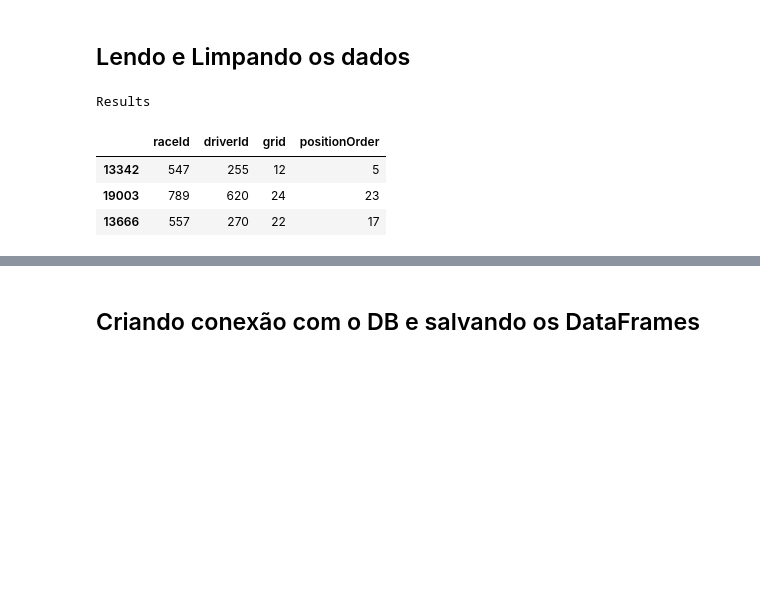
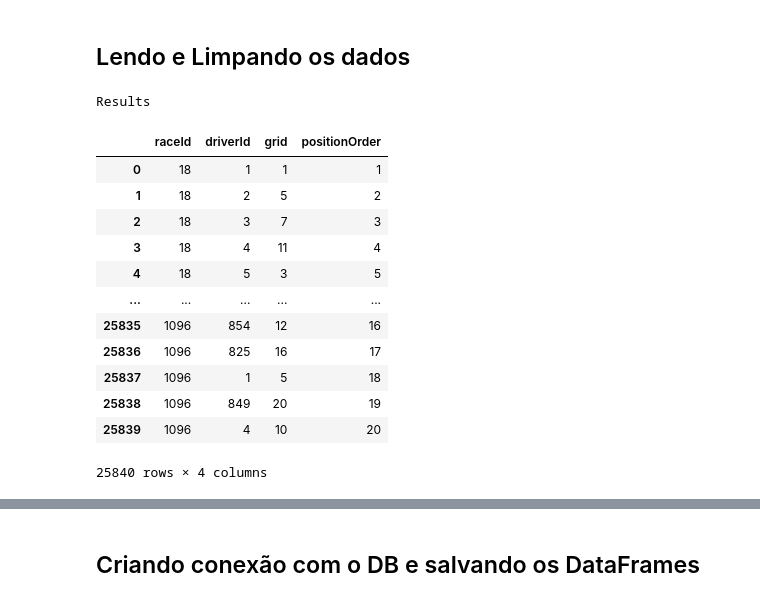
Before and after one commit to SouzaGabriel26/projeto-integrador3, a Jupyter notebook: Initial_ETL.ipynb, the cells around one changed output, grey strips where cells are left out. Drawn from its saved outputs; the diff is of its cells as text; code cells hidden in the pictures; blank space fills up the shorter version.

```diff
--- a/Initial_ETL.ipynb
+++ b/Initial_ETL.ipynb
@@ -30,14 +30,23 @@ pit_stops = pd.read_csv('./pit_stops.csv')
 # %%
 for column in results.columns:
     if column not in ['raceId', 'driverId', 'grid', 'positionOrder']:
         results = results.drop(column, axis=1)
 print('Results')
-results.sample(3)
+results
 # %% [output]
 Results
 |  | raceId | driverId | grid | positionOrder |
-| 13342 | 547 | 255 | 12 | 5 |
-| 19003 | 789 | 620 | 24 | 23 |
-| 13666 | 557 | 270 | 22 | 17 |
+| 0 | 18 | 1 | 1 | 1 |
+| 1 | 18 | 2 | 5 | 2 |
+| 2 | 18 | 3 | 7 | 3 |
+| 3 | 18 | 4 | 11 | 4 |
+| 4 | 18 | 5 | 3 | 5 |
+| ... | ... | ... | ... | ... |
+| 25835 | 1096 | 854 | 12 | 16 |
+| 25836 | 1096 | 825 | 16 | 17 |
+| 25837 | 1096 | 1 | 5 | 18 |
+| 25838 | 1096 | 849 | 20 | 19 |
+| 25839 | 1096 | 4 | 10 | 20 |
+25840 rows × 4 columns
 # %%
 for column in pit_stops.columns:
```
Also changed, not shown: parts of 11 cells of this notebook, 6 other files.
